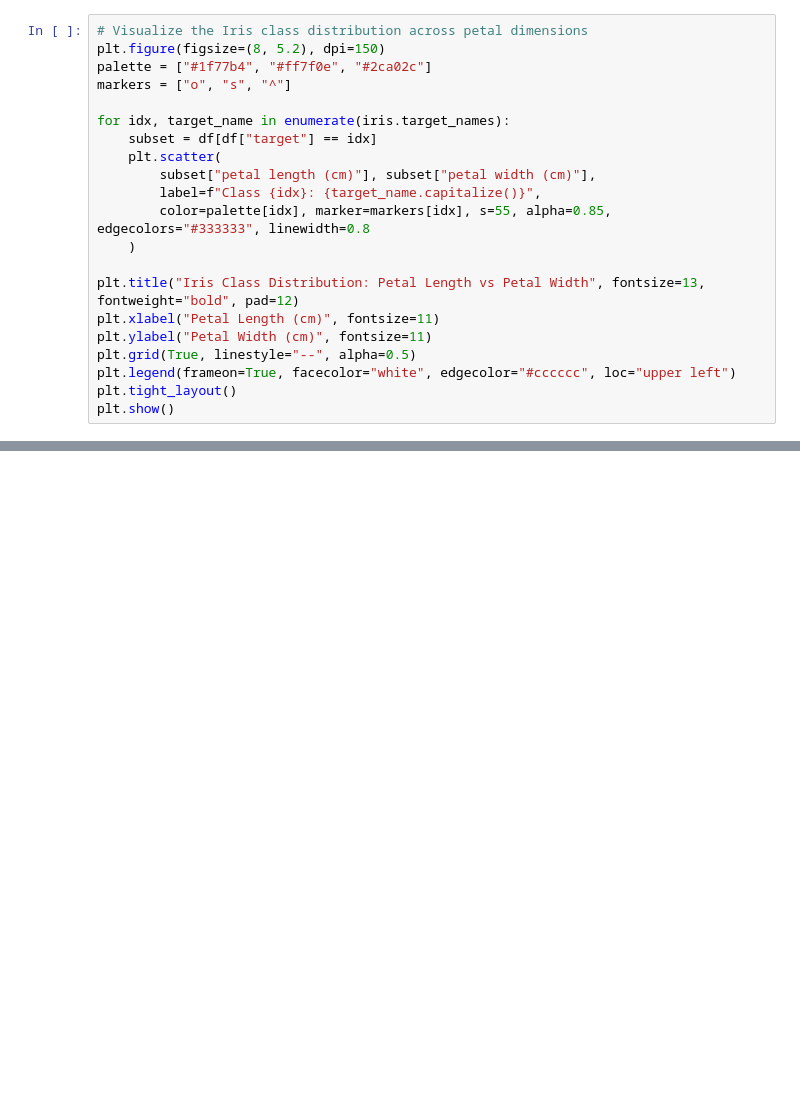
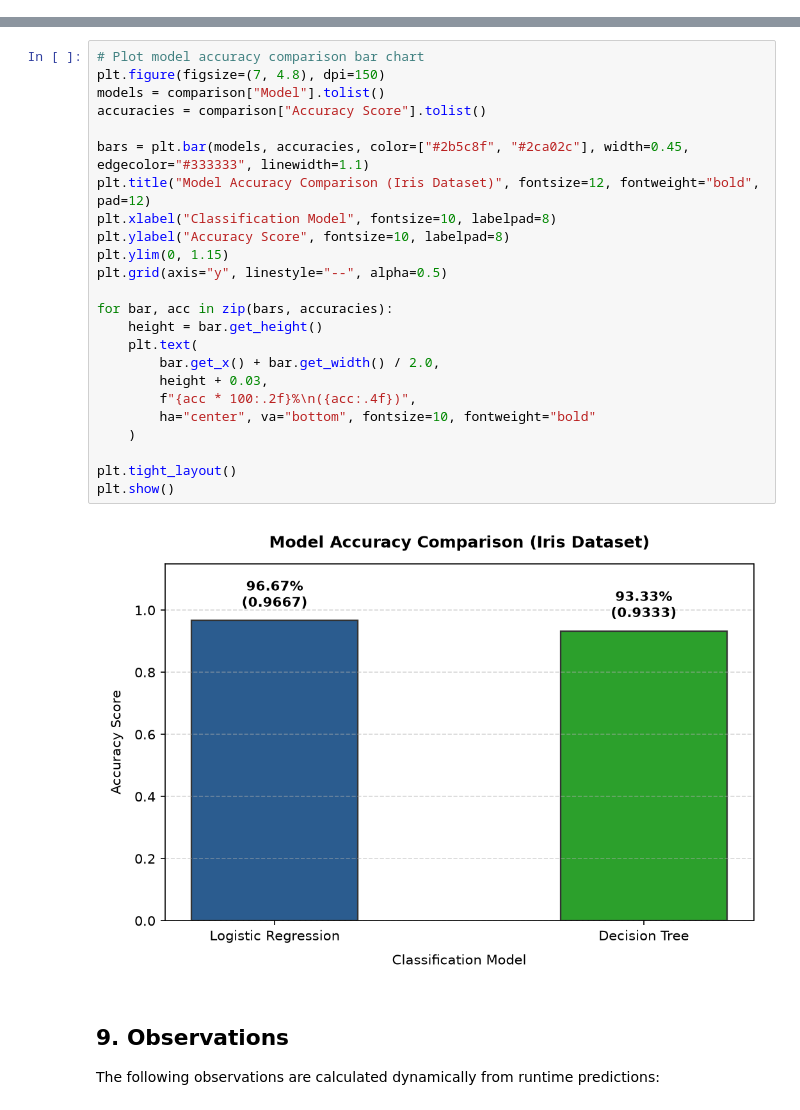
Before and after one commit to Shri-Sanjaykumar/Linkific-Tasks, a Jupyter notebook: Day-11/classification_practice.ipynb, the cells around one changed output, grey strips where cells are left out. Cells and saved outputs as stored; diff of their text form; blank space fills up the shorter version.

Commit message:
refactor(day-11): simplify classification workflow to core assignment requirements

```diff
--- a/Day-11/classification_practice.ipynb
+++ b/Day-11/classification_practice.ipynb
@@ -96,21 +0,0 @@ First 5 rows:
-# %%
-# Visualize the Iris class distribution across petal dimensions
-plt.figure(figsize=(8, 5.2), dpi=150)
-palette = ["#1f77b4", "#ff7f0e", "#2ca02c"]
-markers = ["o", "s", "^"]
-
-for idx, target_name in enumerate(iris.target_names):
-    subset = df[df["target"] == idx]
-    plt.scatter(
-        subset["petal length (cm)"], subset["petal width (cm)"],
-        label=f"Class {idx}: {target_name.capitalize()}",
-        color=palette[idx], marker=markers[idx], s=55, alpha=0.85, edgecolors="#333333", linewidth=0.8
-    )
-
-plt.title("Iris Class Distribution: Petal Length vs Petal Width", fontsize=13, fontweight="bold", pad=12)
-plt.xlabel("Petal Length (cm)", fontsize=11)
-plt.ylabel("Petal Width (cm)", fontsize=11)
-plt.grid(True, linestyle="--", alpha=0.5)
-plt.legend(frameon=True, facecolor="white", edgecolor="#cccccc", loc="upper left")
-plt.tight_layout()
-plt.show()
@@ -396,0 +209,30 @@ This establishes an intuitive, visual, and mathematical foundation for classific
+# %%
+# Plot model accuracy comparison bar chart
+plt.figure(figsize=(7, 4.8), dpi=150)
+models = comparison["Model"].tolist()
+accuracies = comparison["Accuracy Score"].tolist()
+
+bars = plt.bar(models, accuracies, color=["#2b5c8f", "#2ca02c"], width=0.45, edgecolor="#333333", linewidth=1.1)
+plt.title("Model Accuracy Comparison (Iris Dataset)", fontsize=12, fontweight="bold", pad=12)
+plt.xlabel("Classification Model", fontsize=10, labelpad=8)
+plt.ylabel("Accuracy Score", fontsize=10, labelpad=8)
+plt.ylim(0, 1.15)
+plt.grid(axis="y", linestyle="--", alpha=0.5)
+
+for bar, acc in zip(bars, accuracies):
+    height = bar.get_height()
+    plt.text(
+        bar.get_x() + bar.get_width() / 2.0,
+        height + 0.03,
+        f"{acc * 100:.2f}%\n({acc:.4f})",
+        ha="center", va="bottom", fontsize=10, fontweight="bold"
+    )
+
+plt.tight_layout()
+plt.show()
+# %% [output]
+[figure, added]
+# %% [markdown]
+## 9. Observations
+
+The following observations are calculated dynamically from runtime predictions:
```
Also changed, not shown: parts of 43 cells of this notebook, 6 other files.
